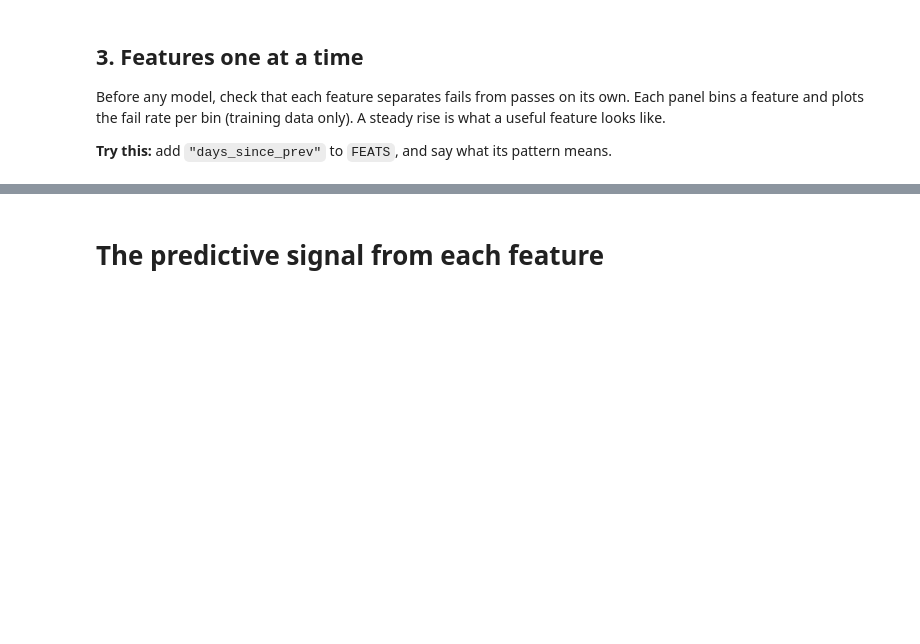
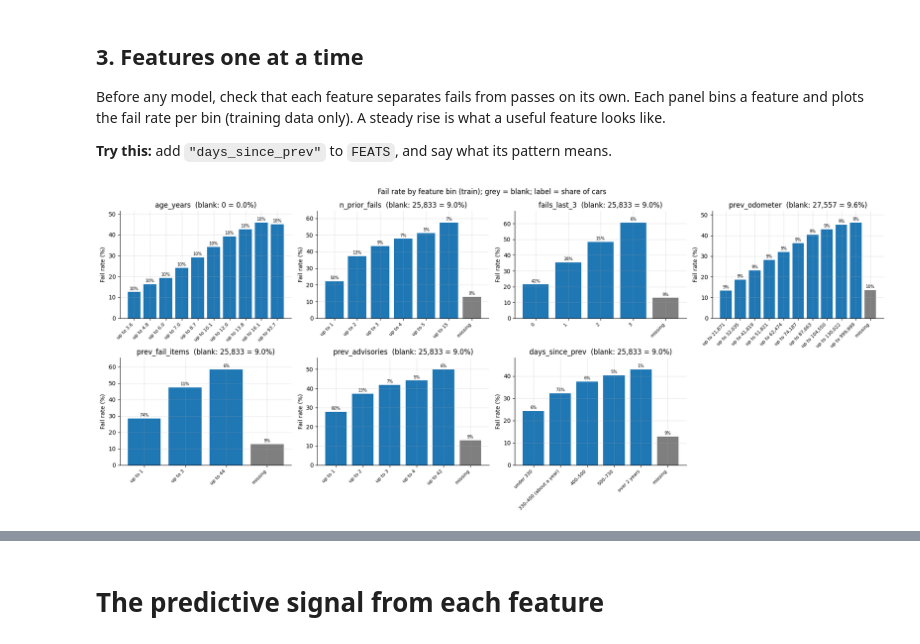
Before and after one commit to S-Azeem/MOT_failure_predictor_logistic, a Jupyter notebook: failure_model_walkthrough.ipynb, the cells around one changed output, grey strips where cells are left out. Saved outputs shown, nothing was run; the diff lists cells and outputs as text; code cells hidden in the pictures; blank space fills up the shorter version.

```diff
--- a/failure_model_walkthrough.ipynb
+++ b/failure_model_walkthrough.ipynb
@@ -231,3 +259,52 @@ Before any model, check that each feature separates fails from passes on its own
+# %%
+FEATS = ["age_years", "n_prior_fails", "fails_last_3", "prev_odometer",
+         "prev_fail_items", "prev_advisories", "days_since_prev"]
+
+# Features where meaningful fixed bands beat deciles
+CUSTOM_BINS = {
+    "days_since_prev": ([0, 330, 400, 500, 730, np.inf],
+                        ["under 330", "330–400 (about a year)", "400–500", "500–730", "over 2 years"]),
+}
+
+def binned_rate(frame, col):
+    """Fail rate and count per bin of one feature; blanks get their own 'missing' bin."""
+    present = frame[frame[col].notna()]
+    s = present[col]
+    if col in CUSTOM_BINS:                                # fixed, meaningful bands
+        edges, labels = CUSTOM_BINS[col]
+        bins = pd.cut(s, edges, labels=labels, right=False)
+        labels = None
+    elif s.nunique() > 12:                                # continuous: deciles
+        bins = pd.qcut(s, 10, duplicates="drop")
+        labels = [f"up to {iv.right:,.0f}" if col != "age_years" else f"up to {iv.right:.1f}"
+                  for iv in bins.cat.categories]
+    else:                                                 # counts: cap the long tail at 4+
+        bins = s.clip(upper=4).round().astype(int).astype(str).replace({"4": "4+"})
+        labels = None
+    out = present.groupby(bins, observed=True)["target_failed"].agg(["mean", "count"])
+    if labels:
+        out.index = labels
+    missing = frame[frame[col].isna()]                    # blanks get their own bar
+    if len(missing):
+        out.loc["missing"] = [missing["target_failed"].mean(), len(missing)]
+    return out
+
+fig, axes = plt.subplots(2, 4, figsize=(19, 8))
+for ax, col in zip(axes.flat, FEATS):
+    r = binned_rate(train, col)                           # no dropna: blanks are kept
+    share = r["count"] / len(train) * 100                 # each bin's share of all training rows
+    colours = ["tab:grey" if b == "missing" else "tab:blue" for b in r.index]
+    bars = ax.bar(range(len(r)), r["mean"] * 100, color=colours)
+    ax.bar_label(bars, labels=[f"{s:.0f}%" for s in share], fontsize=7, padding=2)
+    ax.set_xticks(range(len(r)), r.index, rotation=45, ha="right", fontsize=8)
+    n_missing = int(r.loc["missing", "count"]) if "missing" in r.index else 0
+    ax.set(title=f"{col}  (blank: {n_missing:,} = {n_missing / len(train):.1%})", ylabel="Fail rate (%)")
+    ax.margins(y=0.12)                                    # room for the labels above the bars
+axes.flat[-1].axis("off")                                 # 7 features, 8 panels
+fig.suptitle("Fail rate by feature bin (train); grey = blank; label = share of cars")
+fig.tight_layout(); plt.show()
+# %% [output]
+[figure, added]
 # %%
 fig, axes = plt.subplots(2, 3, figsize=(14, 7.5))
 for ax, col in zip(axes.flat, FEATS):
```
Also changed, not shown: parts of 12 cells of this notebook.
